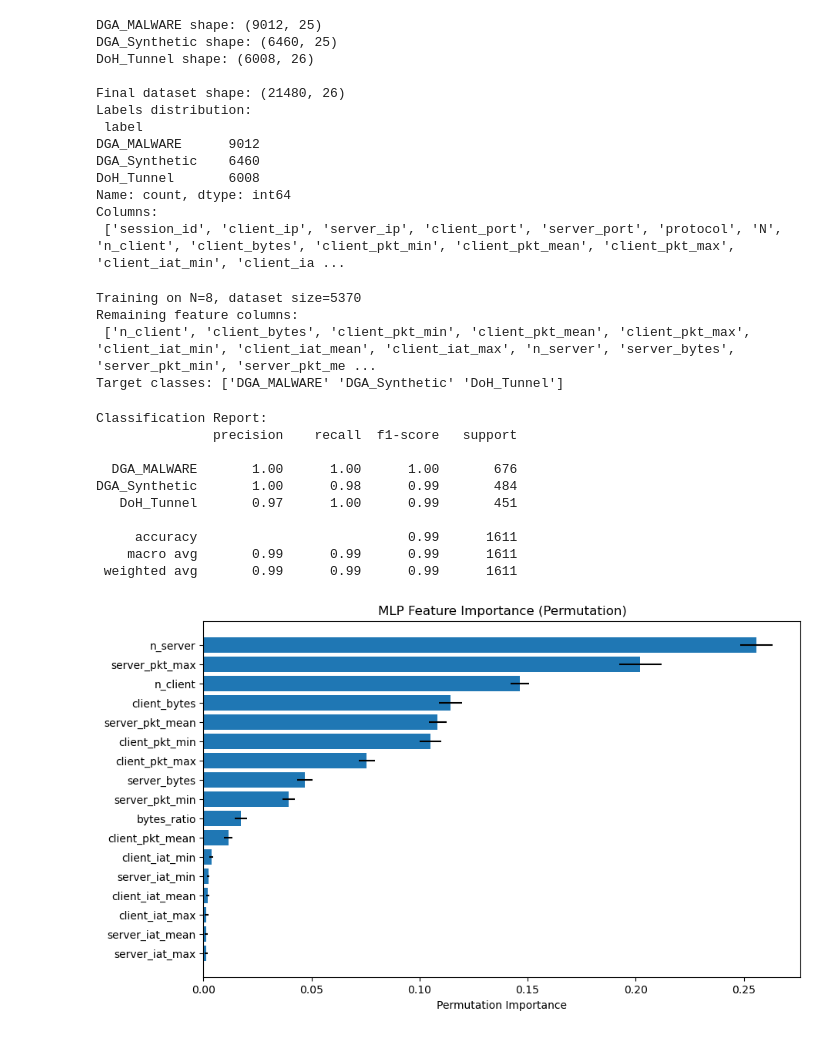
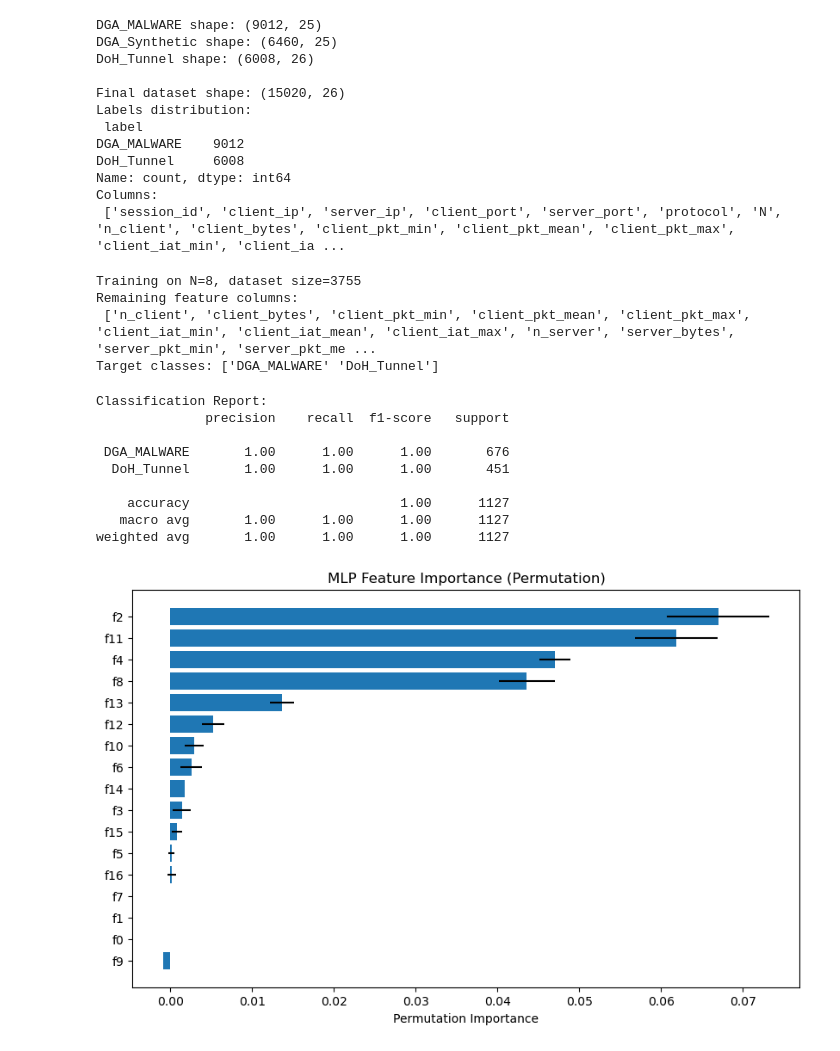
Before and after one commit to sergioJelizalde/DoH_DGA_training, a Jupyter notebook: notebooks/training_mlp.ipynb, the cells around one changed output. Saved outputs shown, nothing was run; the diff lists cells and outputs as text; code cells hidden in the pictures.

```diff
--- a/notebooks/training_mlp.ipynb
+++ b/notebooks/training_mlp.ipynb
@@ -36,6 +36,7 @@ print("DoH_Tunnel shape:", df_doh_tunnel.shape)
 
 # Combine all into one DataFrame
 df_all = pd.concat([df_dga_malware, df_dga_synthetic, df_doh_tunnel], ignore_index=True)
+df_all = pd.concat([df_dga_malware, df_doh_tunnel], ignore_index=True)
 
 print("\nFinal dataset shape:", df_all.shape)
 print("Labels distribution:\n", df_all["label"].value_counts())
@@ -45,12 +46,11 @@ DGA_MALWARE shape: (9012, 25)
 DGA_Synthetic shape: (6460, 25)
 DoH_Tunnel shape: (6008, 26)
 
-Final dataset shape: (21480, 26)
+Final dataset shape: (15020, 26)
 Labels distribution:
  label
-DGA_MALWARE      9012
-DGA_Synthetic    6460
-DoH_Tunnel       6008
+DGA_MALWARE    9012
+DoH_Tunnel     6008
 Name: count, dtype: int64
 Columns:
  ['session_id', 'client_ip', 'server_ip', 'client_port', 'server_port', 'protocol', 'N', 'n_client', 'client_bytes', 'client_pkt_min', 'client_pkt_mean', 'client_pkt_max', 'client_iat_min', 'client_ia ...
@@ -75,10 +75,10 @@ X = X.select_dtypes(include=["int64", "float64"])
 print("Remaining feature columns:\n", list(X.columns))
 print("Target classes:", y.unique())
 # %% [output]
-Training on N=8, dataset size=5370
+Training on N=8, dataset size=3755
 Remaining feature columns:
  ['n_client', 'client_bytes', 'client_pkt_min', 'client_pkt_mean', 'client_pkt_max', 'client_iat_min', 'client_iat_mean', 'client_iat_max', 'n_server', 'server_bytes', 'server_pkt_min', 'server_pkt_me ...
-Target classes: ['DGA_MALWARE' 'DGA_Synthetic' 'DoH_Tunnel']
+Target classes: ['DGA_MALWARE' 'DoH_Tunnel']
 # %%
 # Encode labels
 le = LabelEncoder()
@@ -104,32 +104,38 @@ print("\nClassification Report:")
 print(classification_report(y_test, y_pred, target_names=le.classes_))
 # %% [output]
 Classification Report:
-               precision    recall  f1-score   support
+              precision    recall  f1-score   support
 
-  DGA_MALWARE       1.00      1.00      1.00       676
-DGA_Synthetic       1.00      0.98      0.99       484
-   DoH_Tunnel       0.97      1.00      0.99       451
+ DGA_MALWARE       1.00      1.00      1.00       676
+  DoH_Tunnel       1.00      1.00      1.00       451
 
-     accuracy                           0.99      1611
-    macro avg       0.99      0.99      0.99      1611
- weighted avg       0.99      0.99      0.99      1611
+    accuracy                           1.00      1127
+   macro avg       1.00      1.00      1.00      1127
+weighted avg       1.00      1.00      1.00      1127
 # %%
 import matplotlib.pyplot as plt
 from sklearn.inspection import permutation_importance
+
+# --- Create generic feature names ---
+feature_names = [f"f{i}" for i in range(X_train.shape[1])]
 
 # Compute permutation importance on test set
 result = permutation_importance(
     mlp, X_test, y_test, n_repeats=10, random_state=42, n_jobs=-1
 )
 
 # Sort by importance
 sorted_idx = result.importances_mean.argsort()
 
 plt.figure(figsize=(10, 6))
-plt.barh(range(len(sorted_idx)), result.importances_mean[sorted_idx], xerr=result.importances_std[sorted_idx])
-plt.yticks(range(len(sorted_idx)), X.columns[sorted_idx])
+plt.barh(
+    range(len(sorted_idx)),
+    result.importances_mean[sorted_idx],
+    xerr=result.importances_std[sorted_idx]
+)
+plt.yticks(range(len(sorted_idx)), np.array(feature_names)[sorted_idx])
 plt.xlabel("Permutation Importance")
 plt.title("MLP Feature Importance (Permutation)")
 plt.show()
 # %% [output]
-[figure, old version]
+[figure, new version]
```
Also changed, not shown: parts of 1 cell of this notebook, 2 other files.
